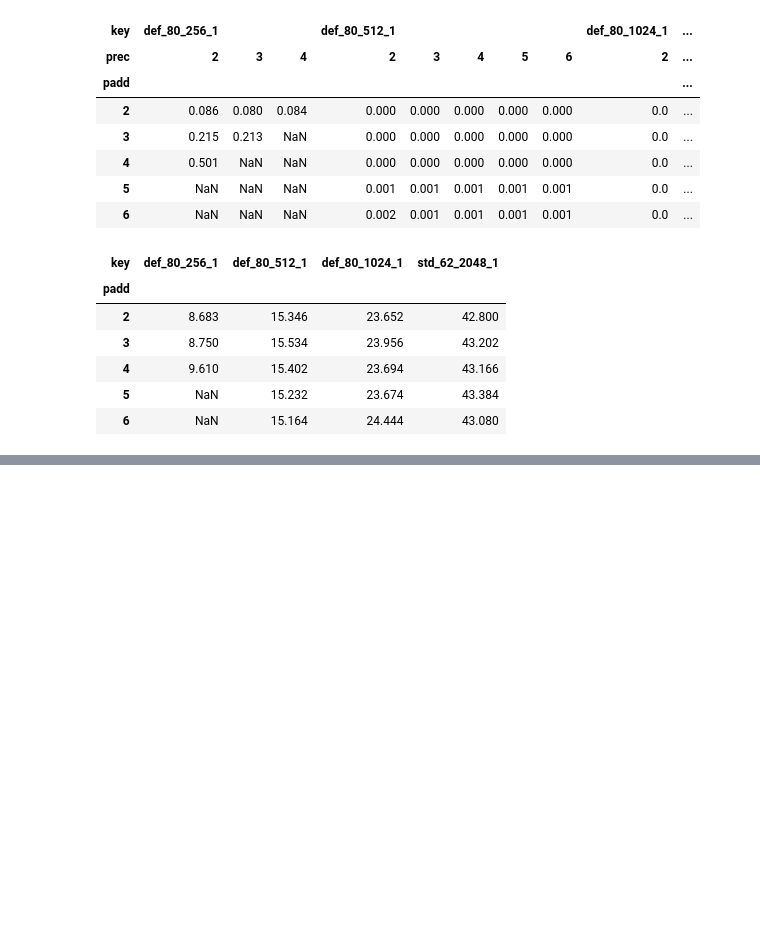
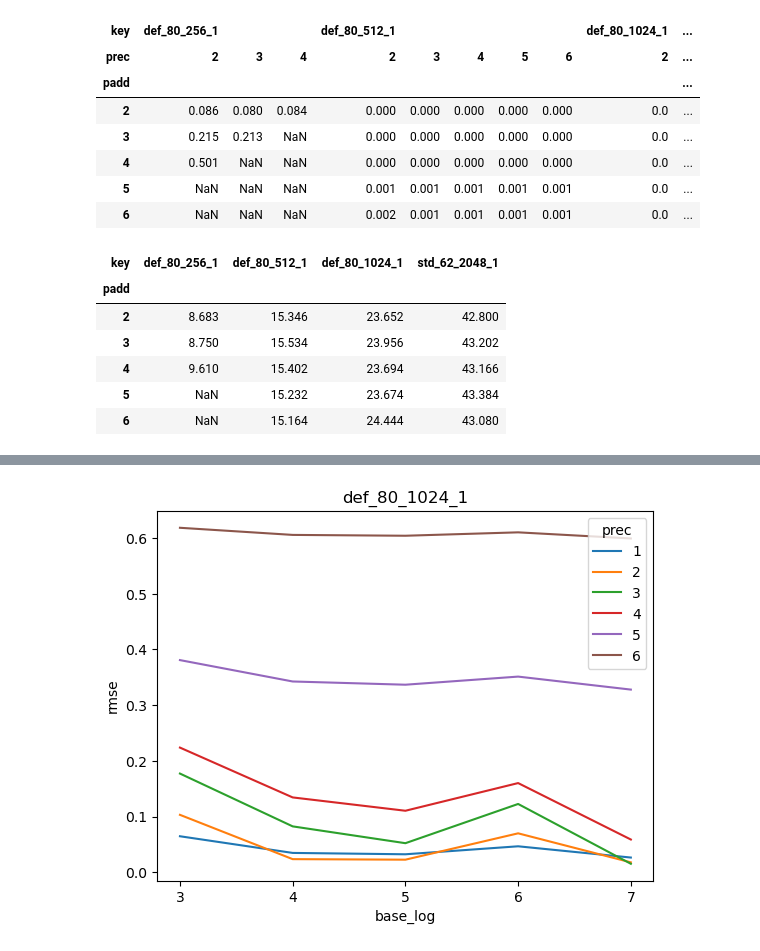
Before and after one commit to rickardbrannvall/HEIDA, a Jupyter notebook: examples/test_performance/basic_stats.ipynb, the cells around one changed output, grey strips where cells are left out. Drawn from its saved outputs; the diff is of its cells as text; code cells hidden in the pictures; blank space fills up the shorter version.

Commit message:
boot stats

```diff
--- a/examples/test_performance/basic_stats.ipynb
+++ b/examples/test_performance/basic_stats.ipynb
@@ -599,0 +593,30 @@ tmp
+# %%
+temp = subprocess.getoutput("cat boot_number_log.txt | grep '^keys'")
+# print(temp)
+
+def splitter(test):
+    tmp = test.split()
+    tst = tmp[0].split("/")[1:2]
+    tst += tmp[1:]
+    return tst
+
+#len(splitter(temp.split("\n")[0]))
+
+df = pd.DataFrame([splitter(line) for line in temp.split("\n")],
+    columns=["key", "prec", "padd", "lower", "upper", "value", "base_log", "level",
+                 "load_time", "enc_time", "mul_time", "dec_time", "answer"])
+df["answer"] = df["answer"].apply(lambda a: np.nan if a=="N/A" else float(a))
+df["padd"] = df["padd"].apply(int)
+df["prec"] = df["prec"].apply(int)
+df["value"] = df["value"].apply(float)
+df["base_log"] = df["base_log"].apply(int)
+df["level"] = df["level"].apply(int)
+df["load_time"] = df["load_time"].apply(lambda a: np.nan if a=="N/A" else float(a))
+df["error"] = df["answer"] - df["value"]
+df["flag"] = df["answer"].apply(lambda x: np.nan if np.isnan(x) else 1)
+df["ind"] = (0*df["prec"] + df["padd"] + df["base_log"])*df_boot["flag"]
+df_boot = df #[(df.padd>1)&(df.prec>1)].copy()
+
+print(df_boot.key.unique())
+
+df_boot.head()
@@ -599,0 +839,5 @@ tmp
+# %%
+rmse = lambda x: (x**2).mean()**0.5
+
+df_boot2[df_boot2.key == "def_80_1024_1"].pivot_table(values="error", index=["prec","padd"],
+    columns=["base_log","level"], aggfunc=rmse).T
@@ -599,0 +865,10 @@ tmp
+# %%
+df_boot2[(df_boot2.key == "def_80_1024_1")&(df_boot2.base_log+df_boot2.level>8)].pivot_table(
+    values="error", index=["prec"],
+    columns=["base_log"], aggfunc=rmse).T.plot(xticks=df_boot2.base_log.unique())
+plt.ylabel("rmse")
+plt.title("def_80_1024_1")
+ax.yaxis.set_major_locator(MaxNLocator(integer=True))
+plt.show()
+# %% [output]
+[figure, added]
```
Also changed, not shown: parts of 33 cells of this notebook, 12 other files.
